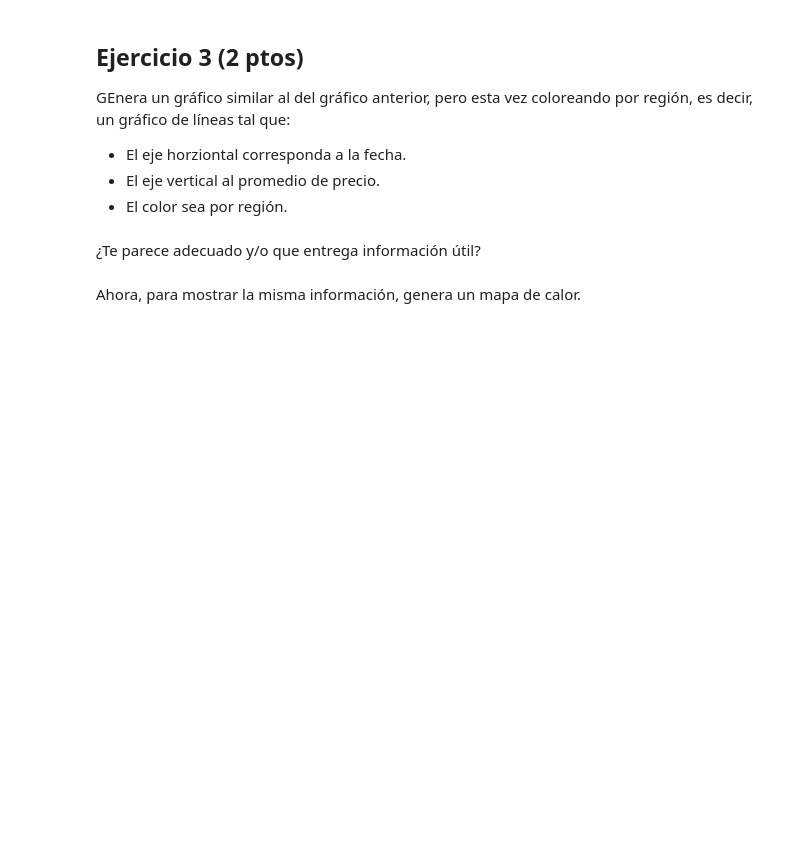
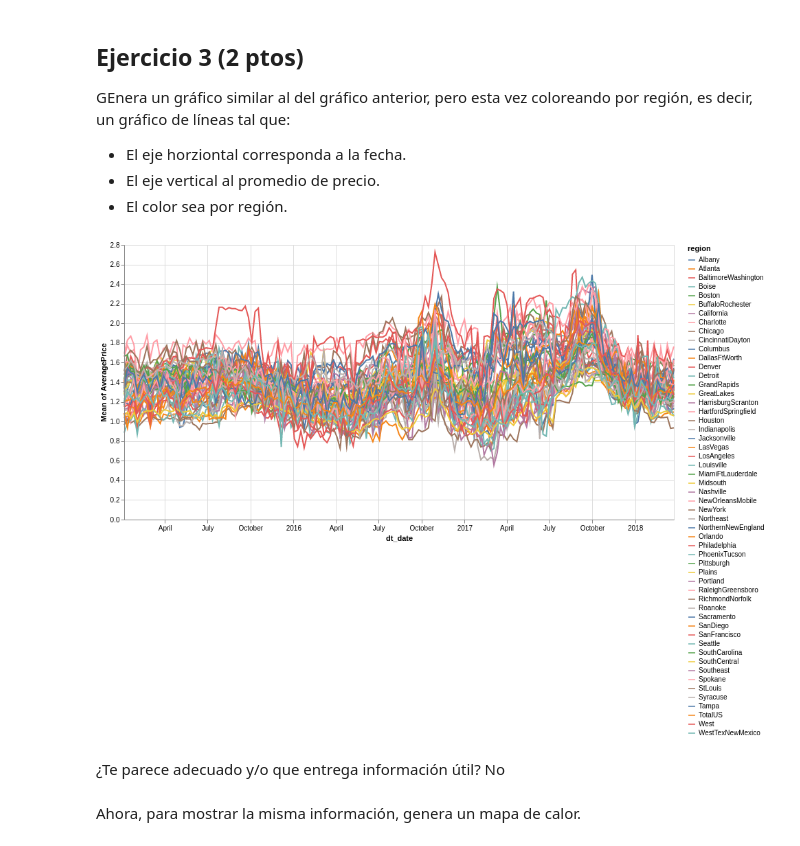
Before and after one commit to pazDaniela/mat281_portfolio, a Jupyter notebook: m03_data_visualization/m03_c04_interactive_visualization/m03_c04_lab.ipynb, the cells around one changed output. Drawn from its saved outputs; the diff is of its cells as text; code cells hidden in the pictures; blank space fills up the shorter version.

```diff
--- a/m03_data_visualization/m03_c04_interactive_visualization/m03_c04_lab.ipynb
+++ b/m03_data_visualization/m03_c04_interactive_visualization/m03_c04_lab.ipynb
@@ -172,16 +176,19 @@ GEnera un gráfico similar al del gráfico anterior, pero esta vez coloreando po
 * El eje vertical al promedio de precio.
 * El color sea por región.
 # %%
-alt.Chart(paltas_url).mark_# FIX ME().encode(
-    x=# FIX ME,
-    y=# FIX ME,
-    color=# FIX ME
+alt.Chart(paltas_url).mark_line().encode(
+    x='dt_date:T',
+    y='mean(AveragePrice):Q',
+    color='region:N'
 ).properties(
     width=800,
     height=400
 )
+# %% [output]
+[figure, added]
 # %% [markdown]
 ¿Te parece adecuado y/o que entrega información útil?
+No
 # %% [markdown]
 Ahora, para mostrar la misma información, genera un mapa de calor.
 # %%
```
Also changed, not shown: parts of 4 cells of this notebook, 4 other files.
